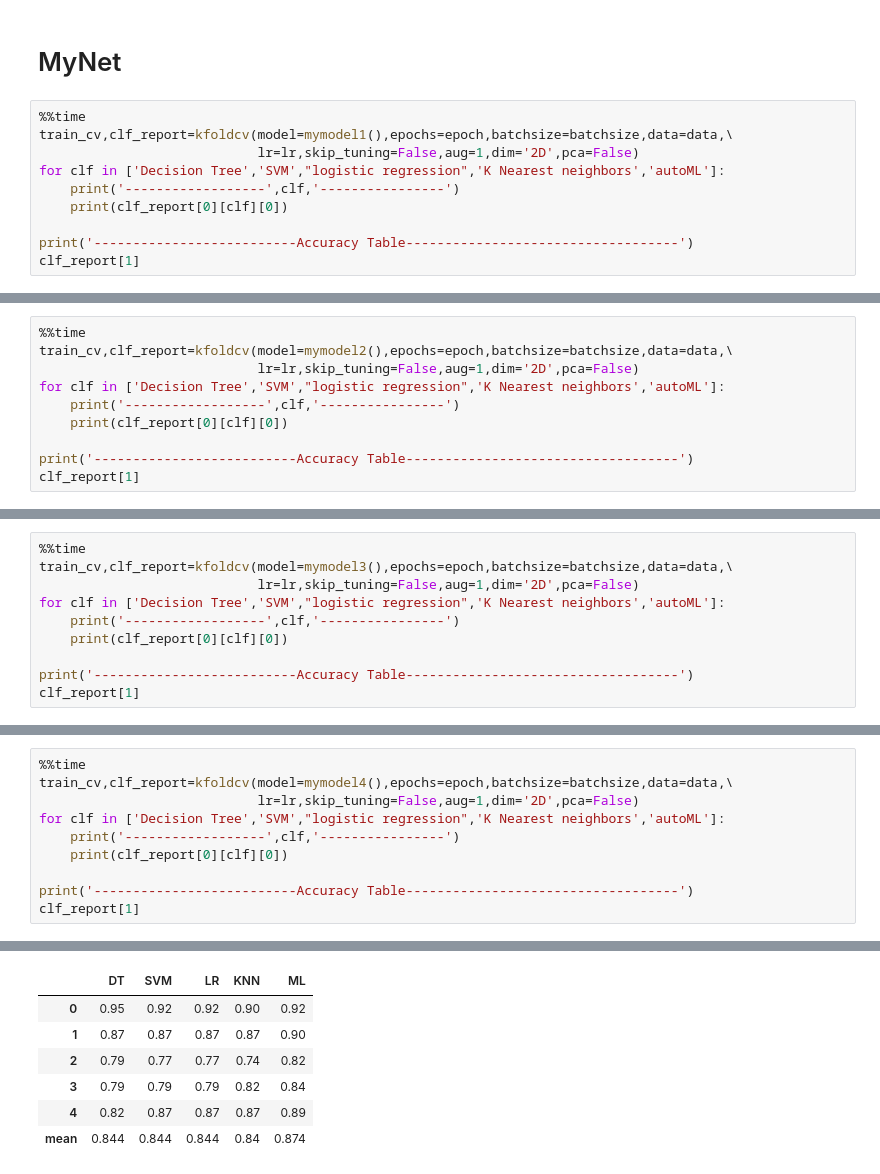
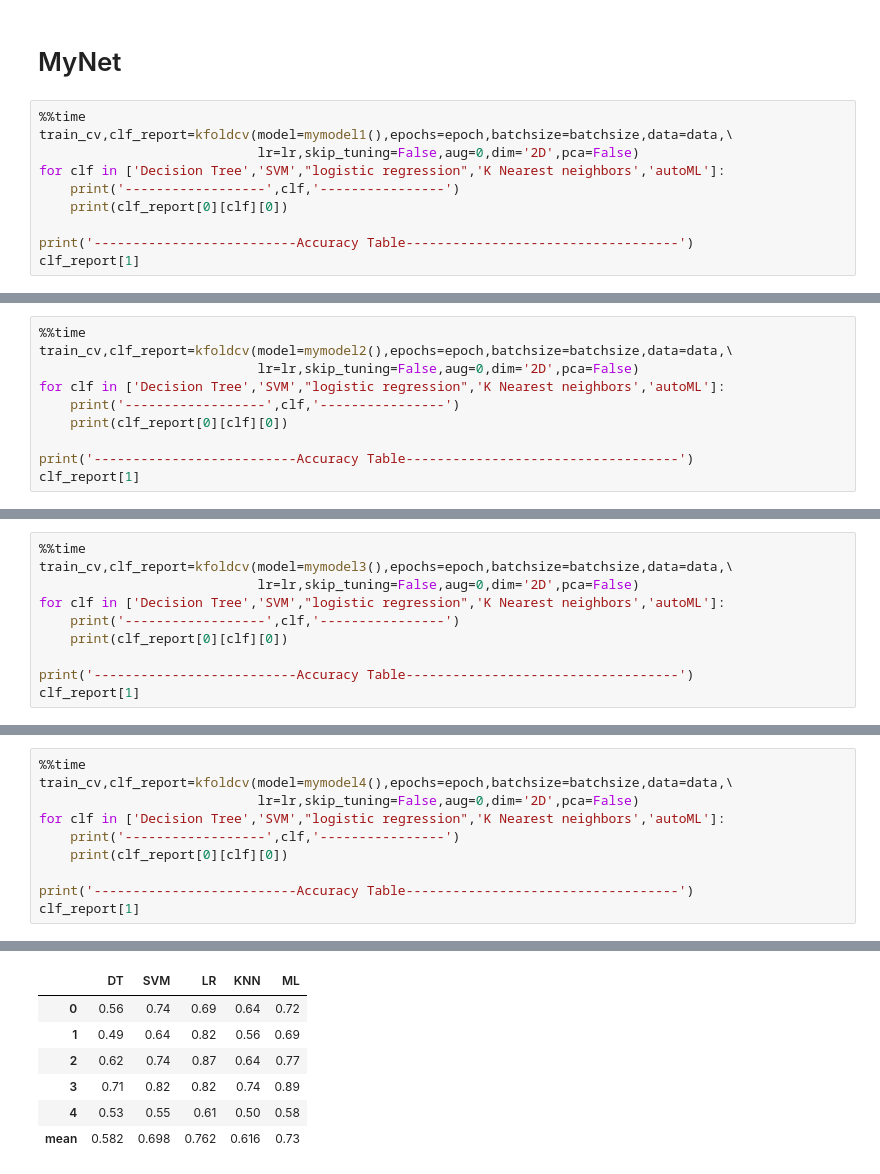
Before and after one commit to talhaanwarch/SIAMESE-classifier, a Jupyter notebook: notebooks/our_models_comparison-nonaugmented.ipynb, the cells around one changed output, grey strips where cells are left out. Saved outputs shown, nothing was run; the diff lists cells and outputs as text.

```diff
--- a/notebooks/my_model_comparison.ipynb
+++ b/notebooks/our_models_comparison-nonaugmented.ipynb
@@ -69,7 +69,7 @@ aug=3-> rand augmentation
 # %%
 %%time
 train_cv,clf_report=kfoldcv(model=mymodel1(),epochs=epoch,batchsize=batchsize,data=data,\
-                            lr=lr,skip_tuning=False,aug=1,dim='2D',pca=False)
+                            lr=lr,skip_tuning=False,aug=0,dim='2D',pca=False)
 for clf in ['Decision Tree','SVM',"logistic regression",'K Nearest neighbors','autoML']:
     print('------------------',clf,'----------------')
     print(clf_report[0][clf][0])
@@ -104,7 +104,7 @@ Wall time: 16min 19s
 # %%
 %%time
 train_cv,clf_report=kfoldcv(model=mymodel2(),epochs=epoch,batchsize=batchsize,data=data,\
-                            lr=lr,skip_tuning=False,aug=1,dim='2D',pca=False)
+                            lr=lr,skip_tuning=False,aug=0,dim='2D',pca=False)
 for clf in ['Decision Tree','SVM',"logistic regression",'K Nearest neighbors','autoML']:
     print('------------------',clf,'----------------')
     print(clf_report[0][clf][0])
@@ -139,7 +139,7 @@ Wall time: 15min 36s
 # %%
 %%time
 train_cv,clf_report=kfoldcv(model=mymodel3(),epochs=epoch,batchsize=batchsize,data=data,\
-                            lr=lr,skip_tuning=False,aug=1,dim='2D',pca=False)
+                            lr=lr,skip_tuning=False,aug=0,dim='2D',pca=False)
 for clf in ['Decision Tree','SVM',"logistic regression",'K Nearest neighbors','autoML']:
     print('------------------',clf,'----------------')
     print(clf_report[0][clf][0])
@@ -174,7 +174,7 @@ Wall time: 15min 12s
 # %%
 %%time
 train_cv,clf_report=kfoldcv(model=mymodel4(),epochs=epoch,batchsize=batchsize,data=data,\
-                            lr=lr,skip_tuning=False,aug=1,dim='2D',pca=False)
+                            lr=lr,skip_tuning=False,aug=0,dim='2D',pca=False)
 for clf in ['Decision Tree','SVM',"logistic regression",'K Nearest neighbors','autoML']:
     print('------------------',clf,'----------------')
     print(clf_report[0][clf][0])
@@ -202,7 +202,7 @@ Wall time: 15min 36s
 |  | DT | SVM | LR | KNN | ML |
-| 0 | 0.95 | 0.92 | 0.92 | 0.90 | 0.92 |
-| 1 | 0.87 | 0.87 | 0.87 | 0.87 | 0.90 |
-| 2 | 0.79 | 0.77 | 0.77 | 0.74 | 0.82 |
-| 3 | 0.79 | 0.79 | 0.79 | 0.82 | 0.84 |
-| 4 | 0.82 | 0.87 | 0.87 | 0.87 | 0.89 |
-| mean | 0.844 | 0.844 | 0.844 | 0.84 | 0.874 |
+| 0 | 0.56 | 0.74 | 0.69 | 0.64 | 0.72 |
+| 1 | 0.49 | 0.64 | 0.82 | 0.56 | 0.69 |
+| 2 | 0.62 | 0.74 | 0.87 | 0.64 | 0.77 |
+| 3 | 0.71 | 0.82 | 0.82 | 0.74 | 0.89 |
+| 4 | 0.53 | 0.55 | 0.61 | 0.50 | 0.58 |
+| mean | 0.582 | 0.698 | 0.762 | 0.616 | 0.73 |
```
Also changed, not shown: parts of 5 cells of this notebook, 4 other files.
